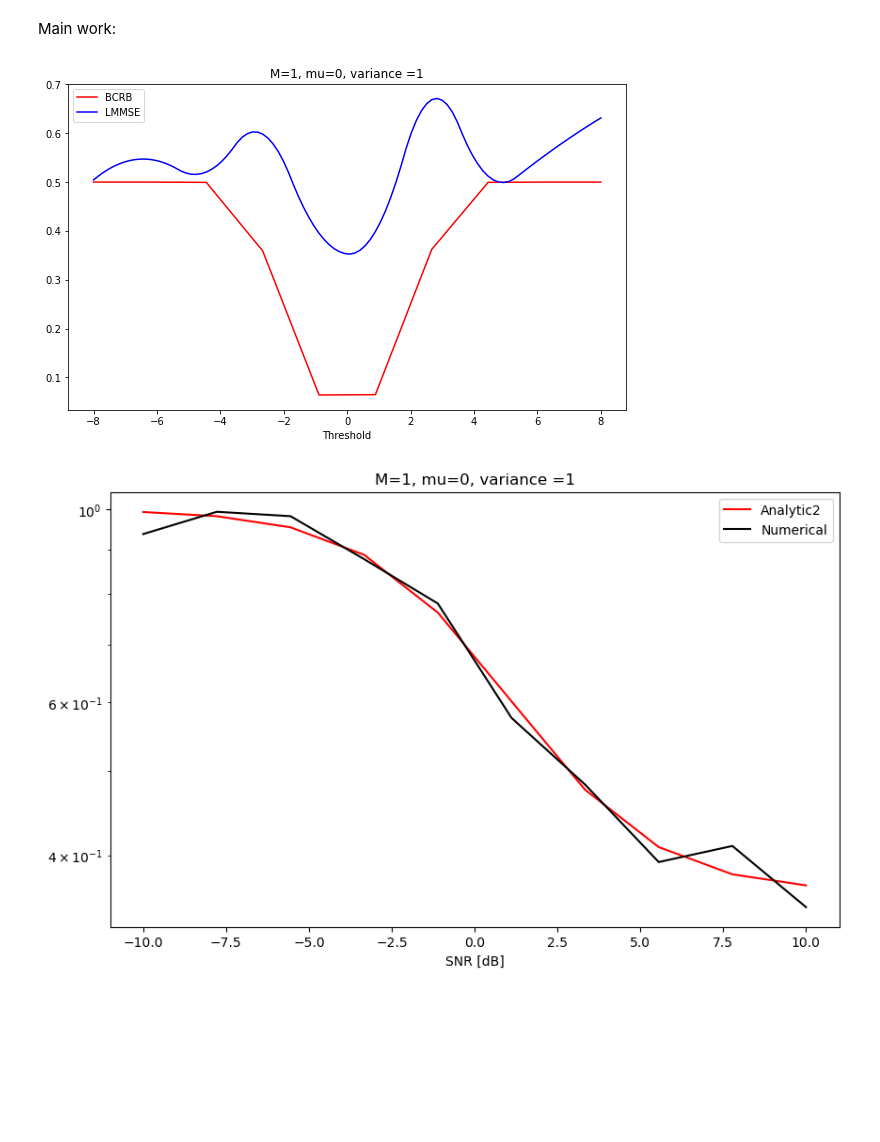
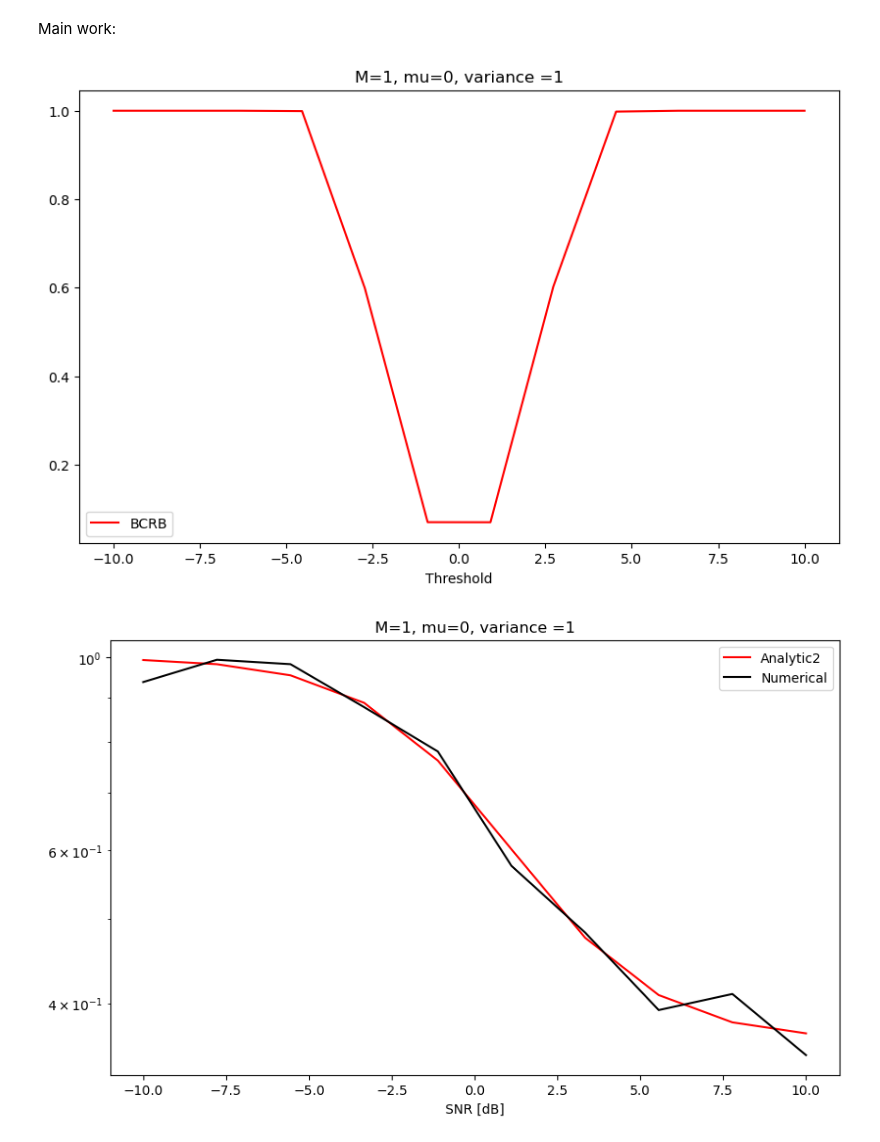
Before and after one commit to mazyaniv/Channel_Estimation, a Jupyter notebook: yaniv.ipynb, the cells around one changed output. Drawn from its saved outputs; the diff is of its cells as text; code cells hidden in the pictures; blank space fills up the shorter version.

```diff
--- a/yaniv.ipynb
+++ b/yaniv.ipynb
@@ -229,17 +229,18 @@ def MSE_general_numerical(sigma1,sigma2, n_a,n_q, matrix, observ,snap=1000, thre
     C = B.conjugate().transpose() #Nq X Na, B.conjugate().transpose()
     D = covariance(x_q_vec,x_q_vec) #np.cov(x_q_vec) #Nq X Nq
     K = D-C@inv_A@B
-    if np.linalg.det(K) == 0: #K is singular
+    if np.linalg.det(K) == 0: #K is singular/non inverse - big threhold
         U,S,V = np.linalg.svd(K)
         epsilon = np.std(np.diag(S))#random.uniform(0.01, 15)
         K = K+epsilon*np.identity(K.shape[0])# U@np.diag(S)@V
     else:
-        while True:
-            U,S,V = np.linalg.svd(K)
-            epsilon = np.std(np.diag(S))#random.uniform(0.01, 15)
-            K = K+epsilon*np.identity(K.shape[0])#U@np.diag(S)@V
-            if float(LA.cond(K)) < float(1.2):
-                break
+        # while True:
+        U,S,V = np.linalg.svd(K)
+        epsilon = random.uniform(0.01, 15)#np.std(np.diag(S))
+        S = S+epsilon*np.ones(S.shape[0])
+        K = U@np.diag(S)@V#K+epsilon*np.identity(K.shape[0])
+        # if float(LA.cond(K)) < float(1.01):
+        #     break
     inv_K = LA.inv(K)
 
     cov_x_inv_up =np.concatenate((inv_A+(inv_A@B@inv_K@C@inv_A), -1*(inv_A@B@inv_K)),axis=1)
@@ -270,37 +271,41 @@ def MSE_general_numerical(sigma1,sigma2, n_a,n_q, matrix, observ,snap=1000, thre
     # print("========")
     return LA.norm(cov_matrix, "fro")#M>1 np.squeeze(cov_matrix)
 # %%
-new_sim=2000
-new_snap=800
-thresh_space = np.linspace(-8,8,10)
-na = 1
+new_sim=1000
+new_snap=200
+thresh_space = np.linspace(-10,10,12)
+na = 0
 nq = 40
 matrix_const = Matrix(na,nq)
 thresh_const = np.ones((M*nq, 1))
 # thresh_real = thresh_G(nq,matrix_const[1])[0]
 # thresh_imag = thresh_G(nq,matrix_const[1])[1]
-
 
 L_Estimator_numerical = [MSE_general_numerical(1,1, na,nq, matrix_const, new_sim,new_snap,thresh_space[i]*thresh_const,thresh_space[i]*thresh_const) for i in range(len(thresh_space))]
 CRB1 = [CRB(1,1,na,nq,matrix_const,1,new_sim,thresh_space[i]*thresh_const,thresh_space[i]*thresh_const) for i in range(len(thresh_space))]
 # CRB_pp1 = [CRB_pp2(1,1,na,nq,matrix_const,new_sim,thresh_space[i]*thresh_const,thresh_space[i]*thresh_const) for i in range(len(thresh_space))]
 ######################
 fig = plt.figure(figsize=(10, 6))
 plt.plot(thresh_space, CRB1, color="red", label='BCRB')
 # plt.plot(thresh_space, L_Estimator_numerical, marker="o",color="blue", label='Error-thresh')
 # plt.plot(thresh_space, CRB_pp1, color="green", label='CRB_pp-thresh')
-cubic_interpolation_model = interp1d(thresh_space, L_Estimator_numerical, kind="quadratic")
-X_ = np.linspace(thresh_space.min(), thresh_space.max(), 100)
-Y_ = cubic_interpolation_model(X_)
-plt.plot(X_, Y_, color="blue", label='LMMSE')
+# cubic_interpolation_model = interp1d(thresh_space, L_Estimator_numerical, kind="quadratic")
+# X_ = np.linspace(thresh_space.min(), thresh_space.max(), 100)
+# Y_ = cubic_interpolation_model(X_)
+# plt.plot(X_, Y_, color="blue", label='LMMSE')
+
+# cubic_interpolation_model1 = interp1d(thresh_space, CRB1, kind="quadratic")
+# X_ = np.linspace(thresh_space.min(), thresh_space.max(), 100)
+# Y1_ = cubic_interpolation_model1(X_)
+# plt.plot(X_, Y1_, color="red", label='BCRB')
 
 plt.title("M={}, mu={}, variance ={}".format(M,mu,round(2*pow(sigma_teta,2))))
 # plt.ylabel("Error")
 plt.xlabel("Threshold")
 plt.legend()
 plt.show()
 # %% [output]
-[figure, old version]
+[figure, new version]
 # %%
 na = 0
 nq = 1
```
